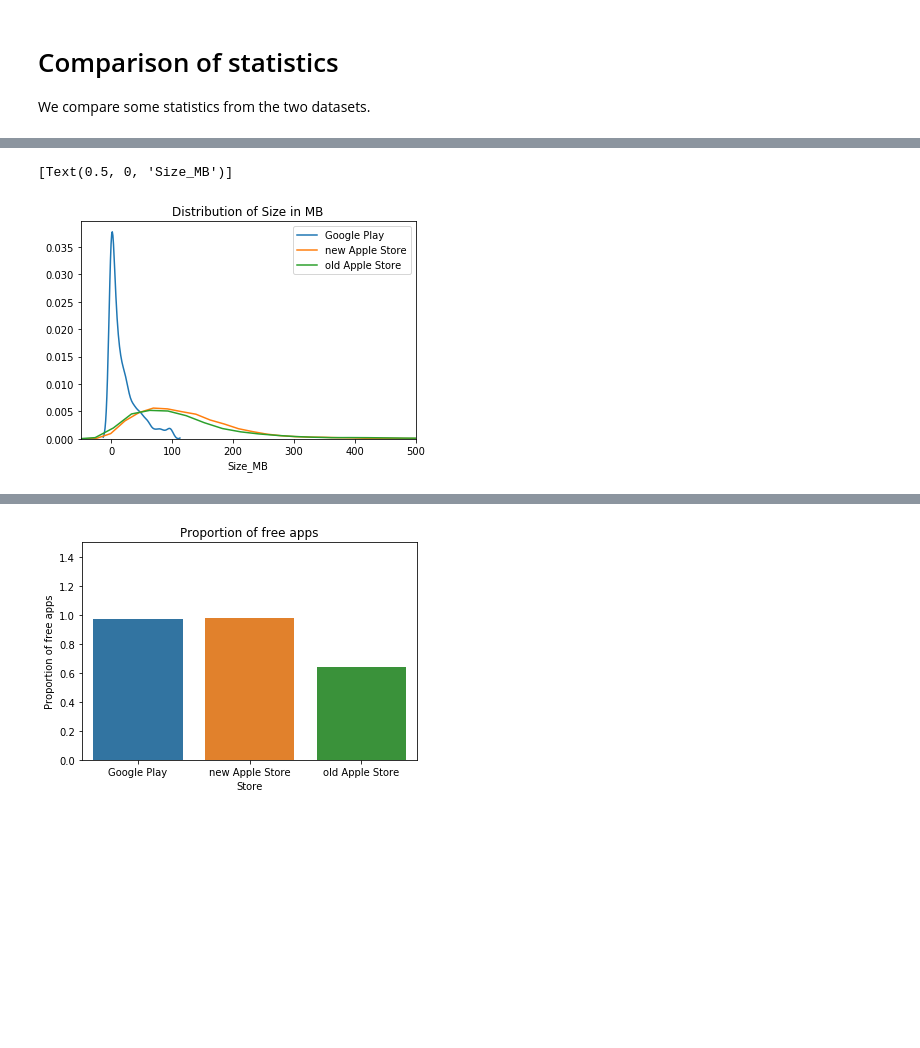
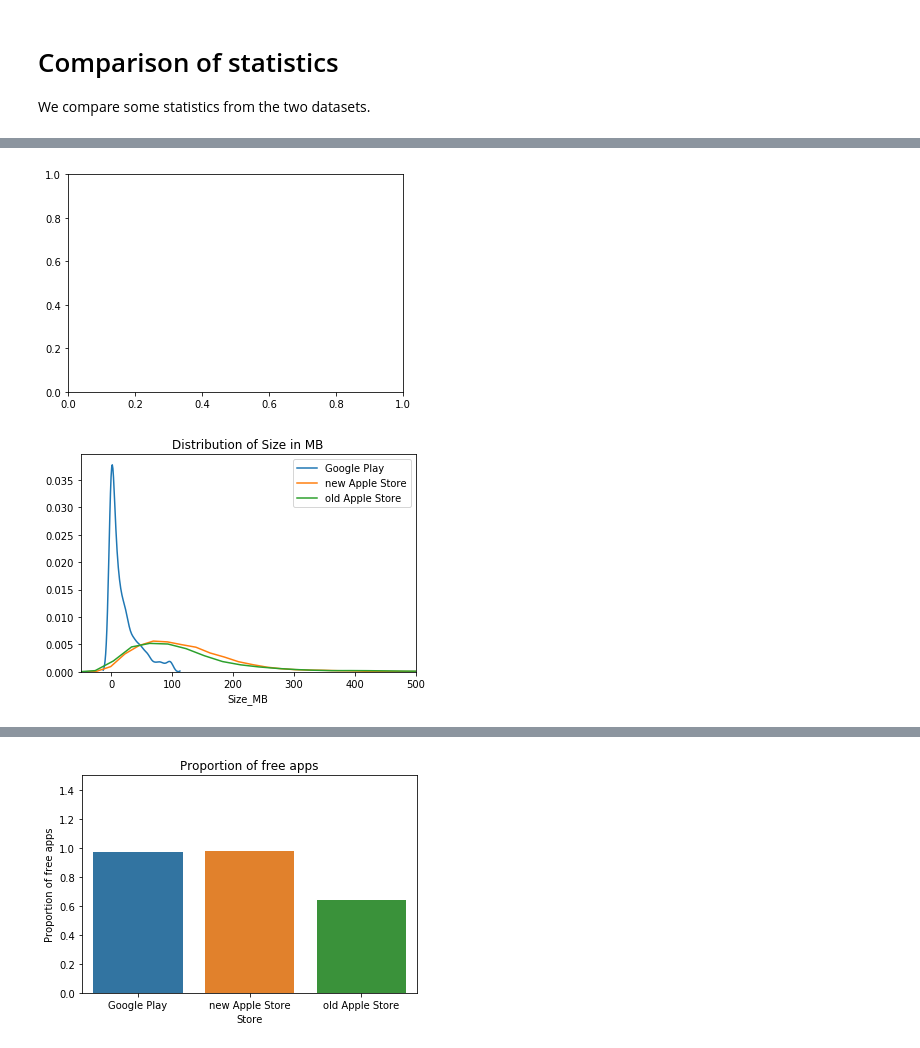
Before and after one commit to johnnyguitarhero/ECE143-Project-19WIN-G8, a Jupyter notebook: Comparison Analysis/Comparison.ipynb, the cells around one changed output, grey strips where cells are left out. Drawn from its saved outputs; the diff is of its cells as text; code cells hidden in the pictures; blank space fills up the shorter version.

```diff
--- a/Comparison Analysis/Comparison.ipynb
+++ b/Comparison Analysis/Comparison.ipynb
@@ -55,13 +59,15 @@ ax.set(xlabel='Rating')
 [figure]
 # %%
+# ------- Distribution of Size -----------
+fig, ax = plt.subplots()
 fig, ax = plt.subplots()
 sns.kdeplot(gg_df['Size_M'], ax=ax, label='Google Play');
 sns.kdeplot(it_df['Size_M'], ax=ax, label='new Apple Store');
 sns.kdeplot(ap_df['Size_M'], ax=ax, label='old Apple Store');
 ax.set_xlim(-50,500);
 ax.set_title('Distribution of Size in MB');
-ax.set(xlabel='Size_MB')
+ax.set(xlabel='Size_MB');
 # %% [output]
-[Text(0.5, 0, 'Size_MB')]
-[figure, old version]
+[figure, new version]
+[figure, added]
 # %%
```
Also changed, not shown: parts of 7 cells of this notebook, 10 other files.
